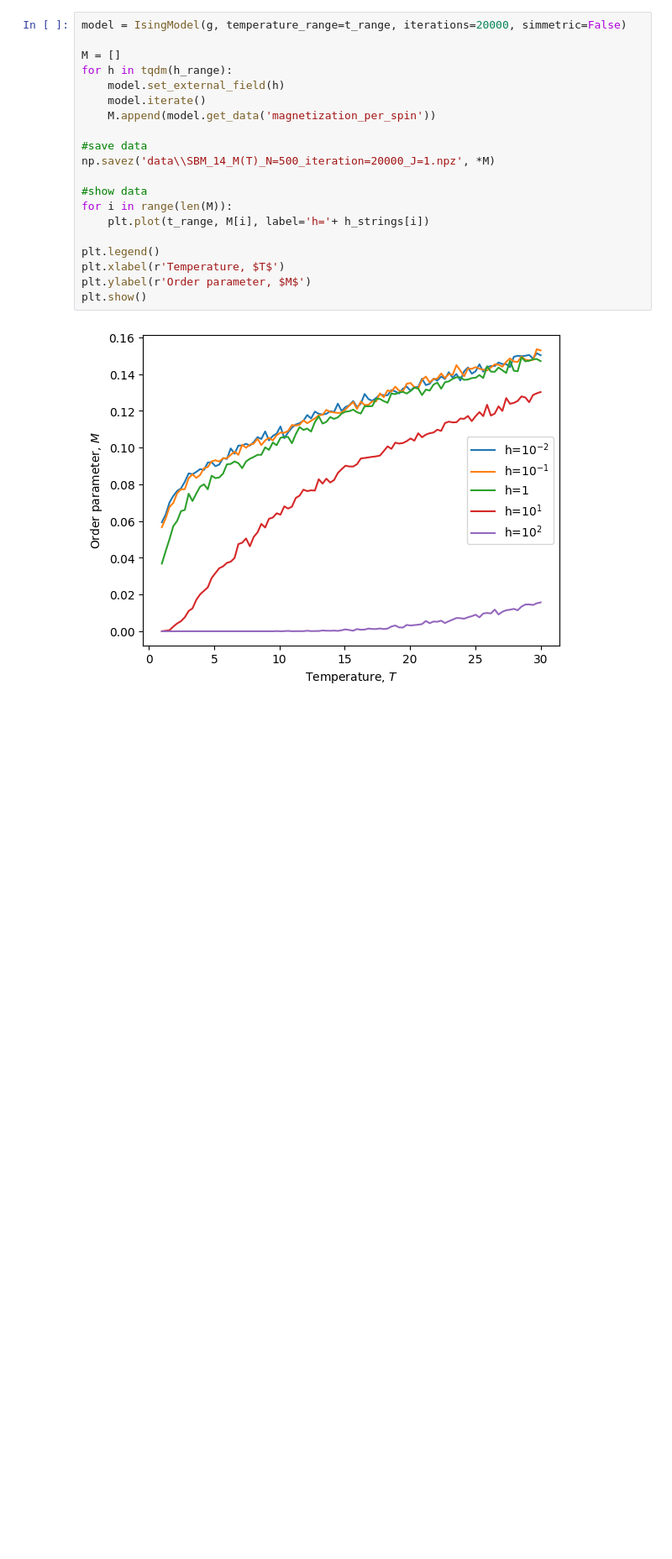
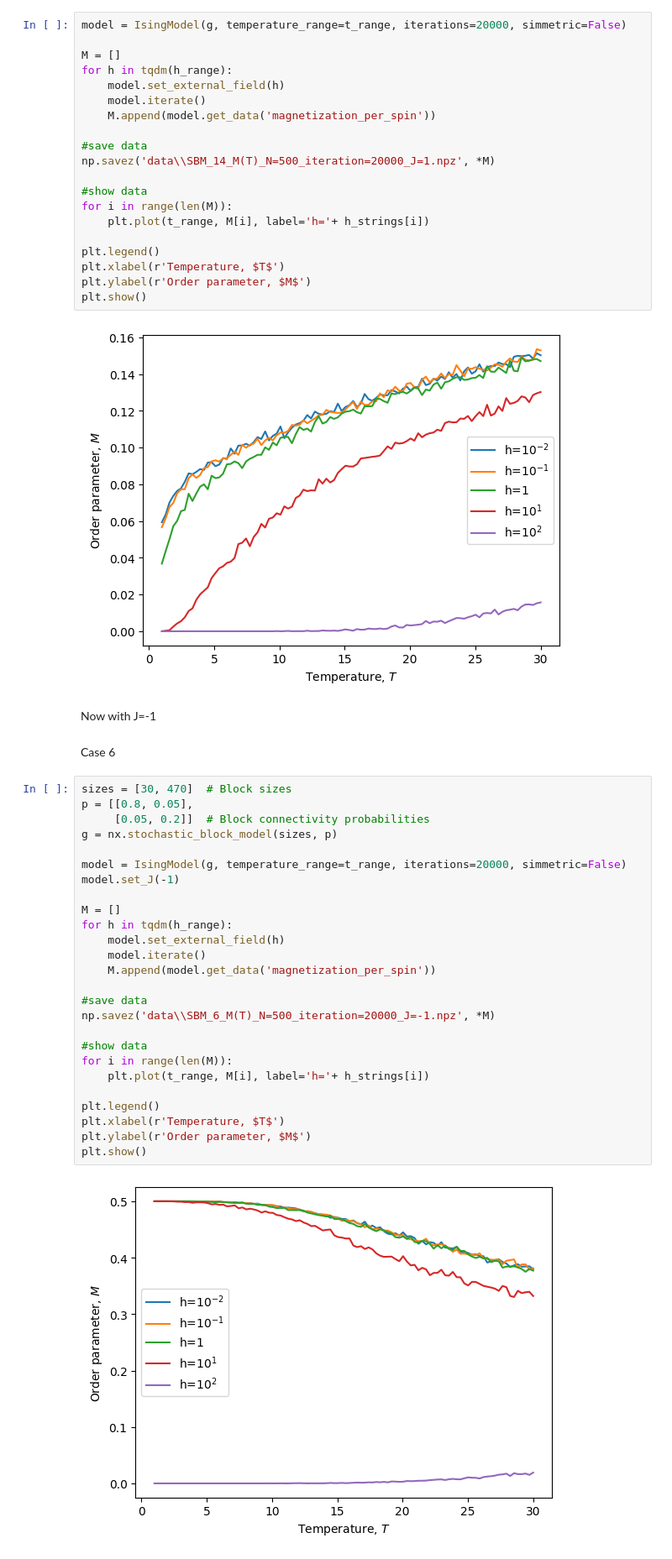
Before and after one commit to MatteoFalcioni/complex_networks, a Jupyter notebook: Python/other-pt.ipynb, the cells around one changed output. Shown at 84% size. Drawn from its saved outputs; the diff is of its cells as text; blank space fills up the shorter version.

```diff
--- a/Python/other-pt.ipynb
+++ b/Python/other-pt.ipynb
@@ -90,3 +90,35 @@ plt.ylabel(r'Order parameter, $M$')
 plt.show()
 # %% [output]
 [figure]
+# %% [markdown]
+Now with J=-1
+# %% [markdown]
+Case 6
+# %%
+sizes = [30, 470]  # Block sizes
+p = [[0.8, 0.05],
+     [0.05, 0.2]]  # Block connectivity probabilities
+g = nx.stochastic_block_model(sizes, p)
+
+model = IsingModel(g, temperature_range=t_range, iterations=20000, simmetric=False)
+model.set_J(-1)
+
+M = []
+for h in tqdm(h_range):
+    model.set_external_field(h)
+    model.iterate()
+    M.append(model.get_data('magnetization_per_spin'))
+
+#save data
+np.savez('data\\SBM_6_M(T)_N=500_iteration=20000_J=-1.npz', *M)
+
+#show data
+for i in range(len(M)):
+    plt.plot(t_range, M[i], label='h='+ h_strings[i])
+
+plt.legend()
+plt.xlabel(r'Temperature, $T$')
+plt.ylabel(r'Order parameter, $M$')
+plt.show()
+# %% [output]
+[figure, added]
```
Also changed, not shown: parts of 2 cells of this notebook, 5 other files.
